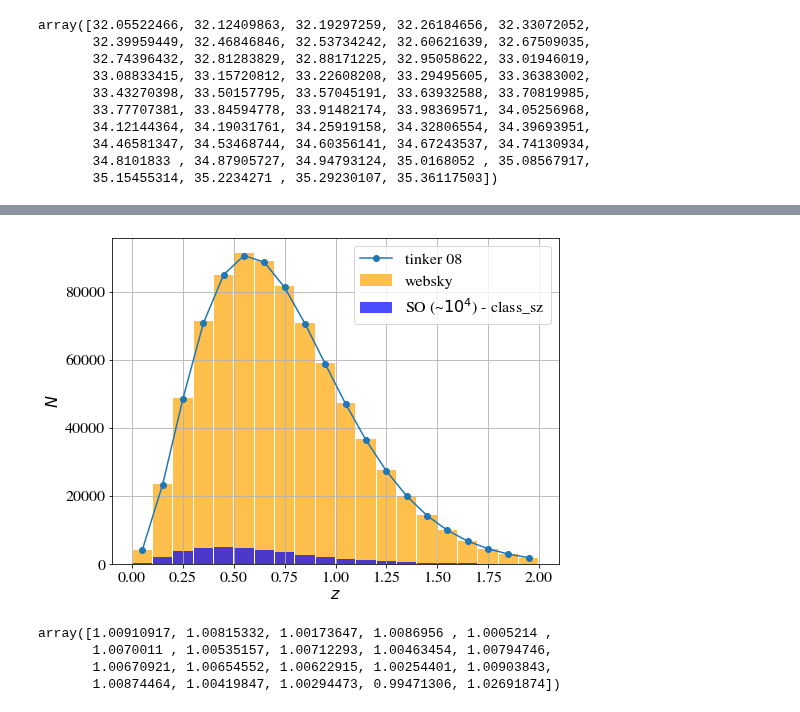
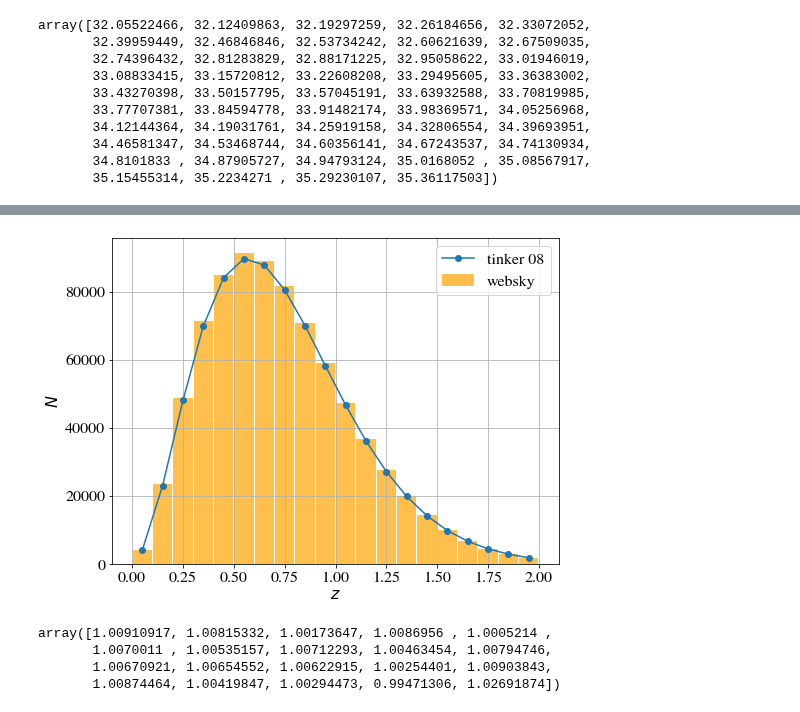
Before and after one commit to CLASS-SZ/class_sz, a Jupyter notebook: notebooks/class_sz_plots_and_tutorial_so_cluster_counts.ipynb, the cells around one changed output, grey strips where cells are left out. Drawn from its saved outputs; the diff is of its cells as text; code cells hidden in the pictures.

```diff
--- a/notebooks/class_sz_plots_and_tutorial_so_cluster_counts.ipynb
+++ b/notebooks/class_sz_plots_and_tutorial_so_cluster_counts.ipynb
@@ -824,34 +846,35 @@ Text(0, 0.5, 'N(m,z)')
 # %%
 N_clusters_z, xedges = np.histogram(z, bins=z_edges)
 # plt.errorbar(z_center,N_clusters_z,yerr=np.sqrt(N_clusters_z),marker='o',markersize=3.,ls='none',label='catalogue data',capsize=5,c='k')
 #plt.hist(z_center,N_clusters_z_theory,marker='o',markersize=3.,ls=':',label='theory',c='orange')
 n, bins, patches = plt.hist(x=np.repeat(z_center,
                                         N_clusters_z),
                             bins=z_edges,
                             color='orange',
                             alpha=0.7,
                             rwidth=0.95,
                             label='websky')
 plt.plot(z_center,nz,label='tinker 08',marker='o')
 # n, bins, patches = plt.hist(x=np.repeat(z_center,
 #                                         nz),
 #                             bins=z_edges,
 #                             color='orange',
 #                             alpha=0.7,
 #                             rwidth=0.95,
 #                             label='Tinker')
 
-n, bins, patches = plt.hist(x=np.repeat(z_center,N_clusters_z_theory), bins=z_edges, color='blue',alpha=0.7, rwidth=0.95,label=r'SO (~$10^{4}$) - class_sz')
+# n, bins, patches = plt.hist(x=np.repeat(z_center,N_clusters_z_theory), bins=z_edges, color='blue',alpha=0.7, rwidth=0.95,label=r'SO (~$10^{4}$) - class_sz')
 
 
 
 plt.grid()
 plt.legend(loc=1)
 plt.xlabel(r'$z$')
 plt.ylabel(r'$N$')
 plt.yscale('linear')
+plt.show()
 # %% [output]
-[figure, old version]
+[figure, new version]
 # %%
 N_clusters_z/nz
 # %% [output]
```
Also changed, not shown: parts of 15 cells of this notebook, 4 other files.
